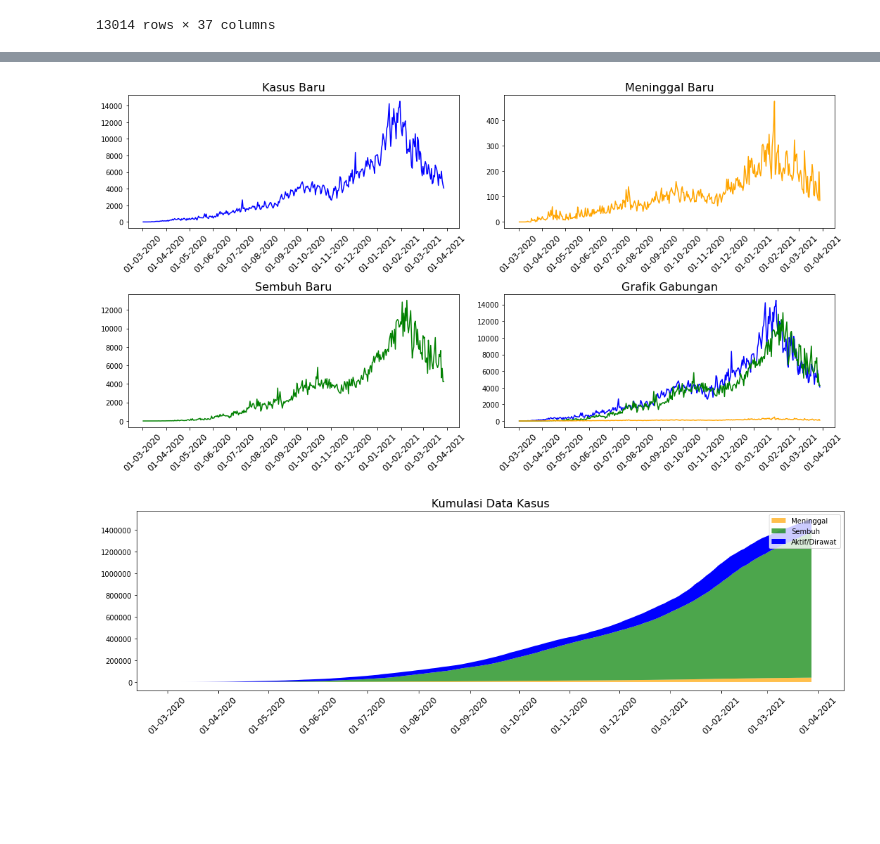
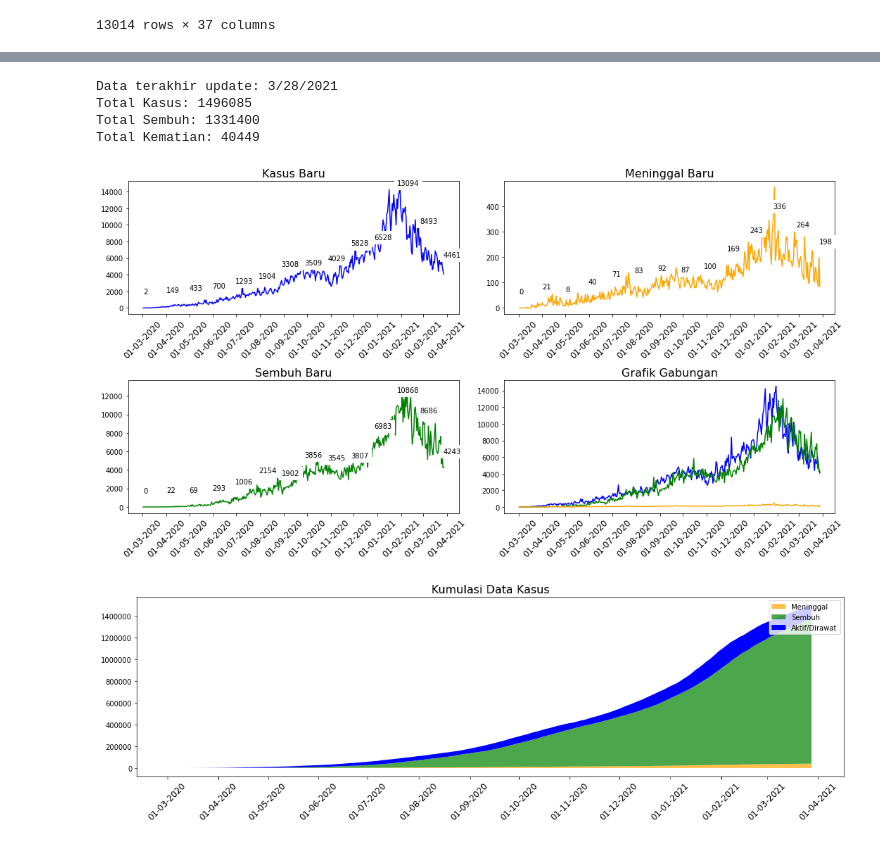
Before and after one commit to Julius-745/Automasi-Filtering-Data-Covid-19-di-Provinsi-Indonesia-dengan-Python, a Jupyter notebook: Filtering.ipynb, the cells around one changed output, grey strips where cells are left out. Cells and saved outputs as stored; diff of their text form; code cells hidden in the pictures; blank space fills up the shorter version.

```diff
--- a/Filtering.ipynb
+++ b/Filtering.ipynb
@@ -41,40 +54,59 @@ delta = timedelta(days=1)
 
 dates = drange(date1, date2, delta)
 dates = np.append(dates, date2num(date2))
+# %%
+# Statistik Nasional Terakhir
+data_new_idn = data.loc[data['Date'] == data_idn['Date'].iloc[-1]]
+data_new_idn = data_new_idn.loc[data_new_idn['Location ISO Code'] == 'IDN']
+print('Data terakhir update:', data_new_idn['Date'].iloc[0])
+print('Total Kasus:', data_new_idn['Total Cases'].iloc[0])
+print('Total Sembuh:', data_new_idn['Total Recovered'].iloc[0])
+print('Total Kematian:', data_new_idn['Total Deaths'].iloc[0])
+# %% [output]
+Data terakhir update: 3/28/2021
+Total Kasus: 1496085
+Total Sembuh: 1331400
+Total Kematian: 40449
 # %%
 # Grafik Kasus Baru
 
 fig, ax = plt.subplots(2,2,figsize=(15,8))
 ax[0,0].plot(dates, data_idn['New Cases'], color='blue')
 ax[0,0].set_title('Kasus Baru', fontsize=16)
 ax[0,0].xaxis.set_tick_params(rotation=45, labelsize=12)
 ax[0,0].xaxis.set_major_formatter(DateFormatter('%d-%m-%Y'))
 ax[0,0].xaxis.set_major_locator(MonthLocator())
+for i,j in list(zip(dates,data_idn['New Cases']))[::30]:
+    ax[0,0].annotate(str(j),xy=(i,j),xytext=(0,20),backgroundcolor="w",textcoords="offset pixels")
 
 ax[1,0].plot(dates, data_idn['New Recovered'], color='green')
 ax[1,0].set_title('Sembuh Baru', fontsize=16)
 ax[1,0].xaxis.set_tick_params(rotation=45, labelsize=12)
 ax[1,0].xaxis.set_major_formatter(DateFormatter('%d-%m-%Y'))
 ax[1,0].xaxis.set_major_locator(MonthLocator())
+for i,j in list(zip(dates,data_idn['New Recovered']))[::30]:
+    ax[1,0].annotate(str(j),xy=(i,j),xytext=(0,20),backgroundcolor="w",textcoords="offset pixels")
 
 ax[0,1].plot(dates, data_idn['New Deaths'], color='orange')
 ax[0,1].set_title('Meninggal Baru', fontsize=16)
 ax[0,1].xaxis.set_tick_params(rotation=45, labelsize=12)
 ax[0,1].xaxis.set_major_formatter(DateFormatter('%d-%m-%Y'))
 ax[0,1].xaxis.set_major_locator(MonthLocator())
+for i,j in list(zip(dates,data_idn['New Deaths']))[::30]:
+    ax[0,1].annotate(str(j),xy=(i,j),xytext=(0,20),backgroundcolor="w",textcoords="offset pixels")
 
 ax[1,1].plot(dates, data_idn['New Cases'], color='blue')
 ax[1,1].plot(dates, data_idn['New Recovered'], color='green')
 ax[1,1].plot(dates, data_idn['New Deaths'], color='orange')
 ax[1,1].set_title('Grafik Gabungan', fontsize=16)
 ax[1,1].xaxis.set_tick_params(rotation=45, labelsize=12)
 ax[1,1].xaxis.set_major_formatter(DateFormatter('%d-%m-%Y'))
 ax[1,1].xaxis.set_major_locator(MonthLocator())
 
 fig.tight_layout()
 plt.show()
 # %% [output]
-[figure, old version]
+[figure, new version]
 # %%
 # Tampilan Kumulatif
 
```
Also changed, not shown: parts of 4 cells of this notebook.
